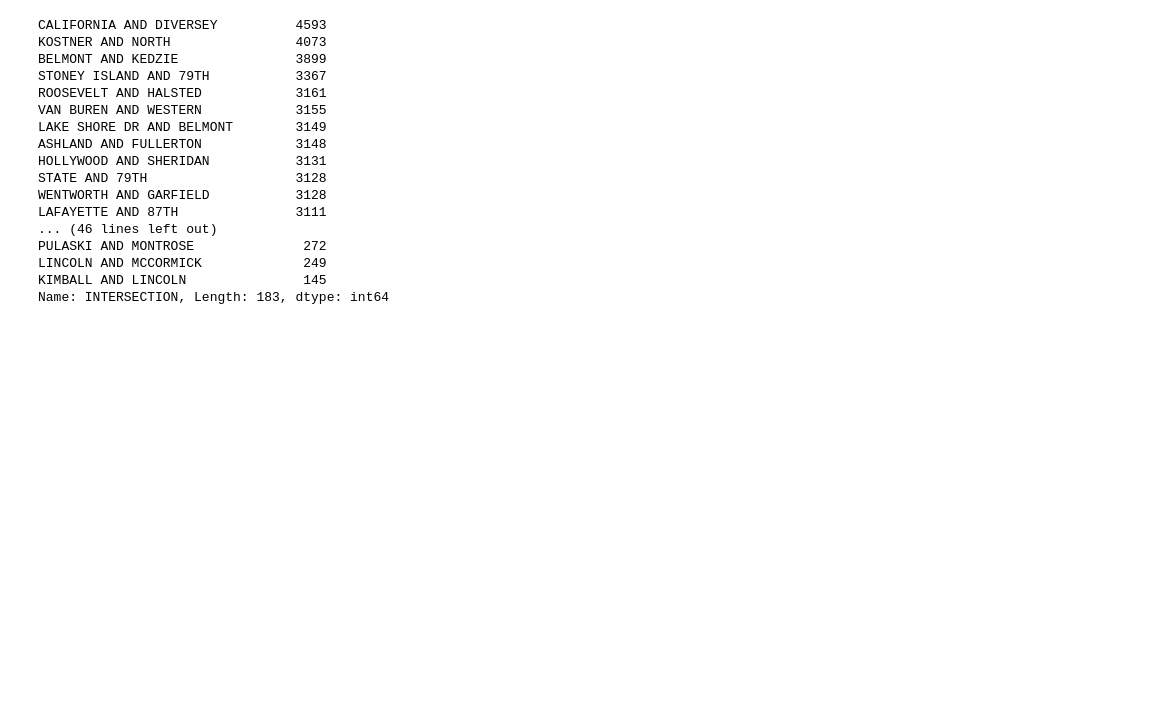
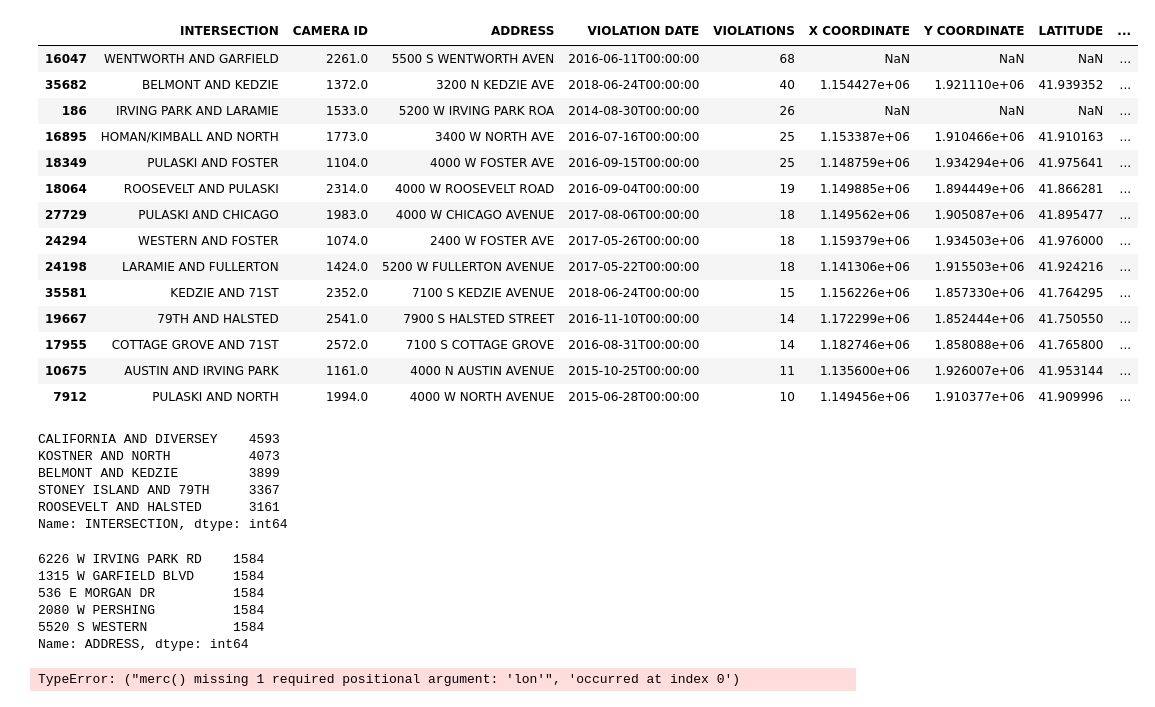
Before and after one commit to xavierhung/Project, a Jupyter notebook: Project.ipynb, the cells around one changed output. Saved outputs shown, nothing was run; the diff lists cells and outputs as text; code cells hidden in the pictures; blank space fills up the shorter version.

```diff
--- a/Project.ipynb
+++ b/Project.ipynb
@@ -12,0 +99,4 @@ speed_violations = pd.read_csv('speed-camera-violations.csv')
+# %%
+# subset dataframes where red light cameras are near speed cameras (FIX!!!)
+redlight_violations_copy = redlight_violations.loc[redlight_violations['INTERSECTION'].isin(['79TH AND HALSTED', 'KEDZIE AND 71ST', 'WESTERN AND FOSTER', '55TH AND PULASKI', 'WENTWORTH AND GARFIELD', 'IRVING PARK AND LARAMIE', 'BELMONT AND KEDZIE', 'LARAMIE AND FULLERTON', 'ROOSEVELT AND PULASKI', 'PULASKI AND FOSTER', 'PULASKI AND CHICAGO', 'AUSTIN AND IRVING PARK', 'HOMAN/KIMBALL AND NORTH', 'PULASKI AND NORTH', 'COTTAGE GROVE AND 71ST'])].reset_index(drop=True)
+speed_violations_copy = speed_violations.loc[speed_violations['ADDRESS'].isin(['7826 S PULASKI', '3450 W 71ST', '3034 W FOSTER', '4040 W 55TH', '5428 S PULASKI', '5454 W IRVING PARK', '1334 W GARFIELD BLVD', '3810 W BELMONT AVE', '5446 W FULLERTON', '4042 W ROOSEVELT RD', '4124 W FOSTER AVE', '4040 W CHICAGO AVE', '6226 W IRVING PARK RD', '4042 W NORTH AVE', '819 E 71ST ST'])].reset_index(drop=True)
@@ -13,23 +134,45 @@ speed_violations = pd.read_csv('speed-camera-violations.csv')
+# %%
+#find top three intersections with speed cameras nearby that have the most red light violations on a single day
+redlight_violations_copy = redlight_violations_copy.sort_values('VIOLATIONS', ascending = False)
+redlight_violations_copy.drop_duplicates(subset='INTERSECTION', keep="first")
+# %% [output]
+|  | INTERSECTION | CAMERA ID | ADDRESS | VIOLATION DATE | VIOLATIONS | X COORDINATE | Y COORDINATE | LATITUDE | ... |
+| 16047 | WENTWORTH AND GARFIELD | 2261.0 | 5500 S WENTWORTH AVEN | 2016-06-11T00:00:00 | 68 | NaN | NaN | NaN | ... |
+| 35682 | BELMONT AND KEDZIE | 1372.0 | 3200 N KEDZIE AVE | 2018-06-24T00:00:00 | 40 | 1.154427e+06 | 1.921110e+06 | 41.939352 | ... |
+| 186 | IRVING PARK AND LARAMIE | 1533.0 | 5200 W IRVING PARK ROA | 2014-08-30T00:00:00 | 26 | NaN | NaN | NaN | ... |
+| 16895 | HOMAN/KIMBALL AND NORTH | 1773.0 | 3400 W NORTH AVE | 2016-07-16T00:00:00 | 25 | 1.153387e+06 | 1.910466e+06 | 41.910163 | ... |
+| 18349 | PULASKI AND FOSTER | 1104.0 | 4000 W FOSTER AVE | 2016-09-15T00:00:00 | 25 | 1.148759e+06 | 1.934294e+06 | 41.975641 | ... |
+| 18064 | ROOSEVELT AND PULASKI | 2314.0 | 4000 W ROOSEVELT ROAD | 2016-09-04T00:00:00 | 19 | 1.149885e+06 | 1.894449e+06 | 41.866281 | ... |
+| 27729 | PULASKI AND CHICAGO | 1983.0 | 4000 W CHICAGO AVENUE | 2017-08-06T00:00:00 | 18 | 1.149562e+06 | 1.905087e+06 | 41.895477 | ... |
+| 24294 | WESTERN AND FOSTER | 1074.0 | 2400 W FOSTER AVE | 2017-05-26T00:00:00 | 18 | 1.159379e+06 | 1.934503e+06 | 41.976000 | ... |
+| 24198 | LARAMIE AND FULLERTON | 1424.0 | 5200 W FULLERTON AVENUE | 2017-05-22T00:00:00 | 18 | 1.141306e+06 | 1.915503e+06 | 41.924216 | ... |
+| 35581 | KEDZIE AND 71ST | 2352.0 | 7100 S KEDZIE AVENUE | 2018-06-24T00:00:00 | 15 | 1.156226e+06 | 1.857330e+06 | 41.764295 | ... |
+| 19667 | 79TH AND HALSTED | 2541.0 | 7900 S HALSTED STREET | 2016-11-10T00:00:00 | 14 | 1.172299e+06 | 1.852444e+06 | 41.750550 | ... |
+| 17955 | COTTAGE GROVE AND 71ST | 2572.0 | 7100 S COTTAGE GROVE | 2016-08-31T00:00:00 | 14 | 1.182746e+06 | 1.858088e+06 | 41.765800 | ... |
+| 10675 | AUSTIN AND IRVING PARK | 1161.0 | 4000 N AUSTIN AVENUE | 2015-10-25T00:00:00 | 11 | 1.135600e+06 | 1.926007e+06 | 41.953144 | ... |
+| 7912 | PULASKI AND NORTH | 1994.0 | 4000 W NORTH AVENUE | 2015-06-28T00:00:00 | 10 | 1.149456e+06 | 1.910377e+06 | 41.909996 | ... |
 # %%
-# find top 3 intersections that have the most red light camera violations
-redlight_violations['INTERSECTION'].value_counts()
+################# IGNORE
+# find top 3 red light cameras that have the most violations
+redlight_freq = redlight_violations['INTERSECTION'].value_counts()
+redlight_freq.head()
 # %% [output]
-CALIFORNIA AND DIVERSEY          4593
-KOSTNER AND NORTH                4073
-BELMONT AND KEDZIE               3899
-STONEY ISLAND AND 79TH           3367
-ROOSEVELT AND HALSTED            3161
-VAN BUREN AND WESTERN            3155
-LAKE SHORE DR AND BELMONT        3149
-ASHLAND AND FULLERTON            3148
-HOLLYWOOD AND SHERIDAN           3131
-STATE AND 79TH                   3128
-WENTWORTH AND GARFIELD           3128
-LAFAYETTE AND 87TH               3111
-... (46 lines left out)
-PULASKI AND MONTROSE              272
-LINCOLN AND MCCORMICK             249
-KIMBALL AND LINCOLN               145
-Name: INTERSECTION, Length: 183, dtype: int64
+CALIFORNIA AND DIVERSEY    4593
+KOSTNER AND NORTH          4073
+BELMONT AND KEDZIE         3899
+STONEY ISLAND AND 79TH     3367
+ROOSEVELT AND HALSTED      3161
+Name: INTERSECTION, dtype: int64
+# %%
+# find top 3 speed cameras that have the most violations
+speed_freq = speed_violations['ADDRESS'].value_counts()
+speed_freq.head()
+# %% [output]
+6226 W IRVING PARK RD    1584
+1315 W GARFIELD BLVD     1584
+536 E MORGAN DR          1584
+2080 W PERSHING          1584
+5520 S WESTERN           1584
+Name: ADDRESS, dtype: int64
 # %%
 # data sets containing subsets of top 3 intersections with the most red light violations
@@ -38,0 +228,8 @@ belmont_kedzie_redlight = redlight_violations.loc[redlight_violations['INTERSECT
+# %%
+speed['X COORDINATE'], speed['Y COORDINATE'] = speed[['LATITUDE', 'LONGITUDE']].apply(merc, axis=1)
+#speed['Y COORDINATE'] = speed['LATITUDE'].apply(lambda x: merc(x)[1])
+#merc(speed1.iloc[0,6], speed1.iloc[0,7])
+#speed.iloc[0][6]
+speed
+# %% [output]
+TypeError: ("merc() missing 1 required positional argument: 'lon'", 'occurred at index 0')
```
Also changed, not shown: parts of 21 cells of this notebook.
